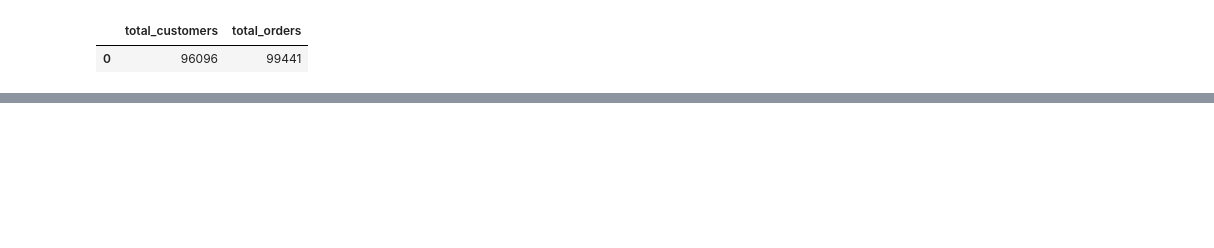
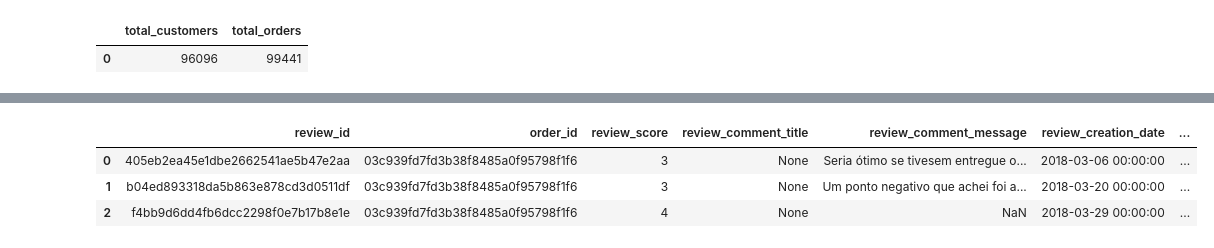
Before and after one commit to christine-nil/olist-analyst-workflow, a Jupyter notebook: notebooks/01_exploration.ipynb, the cells around one changed output, grey strips where cells are left out. Drawn from its saved outputs; the diff is of its cells as text; code cells hidden in the pictures; blank space fills up the shorter version.

```diff
--- a/notebooks/01_exploration.ipynb
+++ b/notebooks/01_exploration.ipynb
@@ -73,0 +126,12 @@ sql("" \
+# %%
+sql("""
+SELECT *
+FROM reviews
+WHERE order_id = '03c939fd7fd3b38f8485a0f95798f1f6'
+ORDER BY review_creation_date;
+""", conn)
+# %% [output]
+|  | review_id | order_id | review_score | review_comment_title | review_comment_message | review_creation_date | ... |
+| 0 | 405eb2ea45e1dbe2662541ae5b47e2aa | 03c939fd7fd3b38f8485a0f95798f1f6 | 3 | None | Seria ótimo se tivesem entregue o... | 2018-03-06 00:00:00 | ... |
+| 1 | b04ed893318da5b863e878cd3d0511df | 03c939fd7fd3b38f8485a0f95798f1f6 | 3 | None | Um ponto negativo que achei foi a... | 2018-03-20 00:00:00 | ... |
+| 2 | f4bb9d6dd4fb6dcc2298f0e7b17b8e1e | 03c939fd7fd3b38f8485a0f95798f1f6 | 4 | None | NaN | 2018-03-29 00:00:00 | ... |
```
Also changed, not shown: parts of 12 cells of this notebook.
